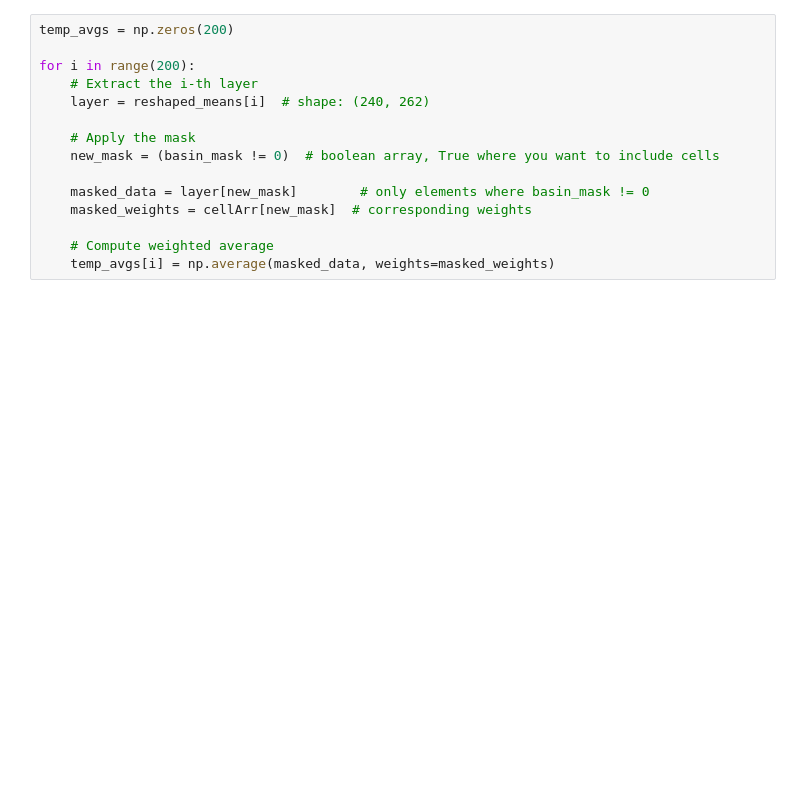
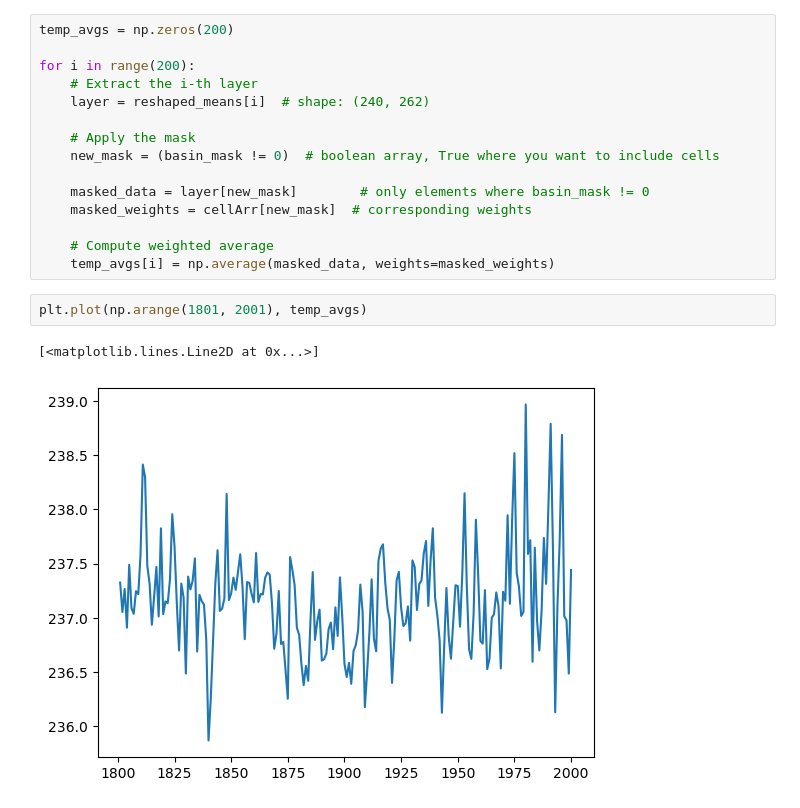
Before and after one commit to advikeswaran/metric-reconstruction, a Jupyter notebook: RACMO_TempRecon.ipynb, the cells around one changed output. Cells and saved outputs as stored; diff of their text form; blank space fills up the shorter version.

```diff
--- a/RACMO_TempRecon.ipynb
+++ b/RACMO_TempRecon.ipynb
@@ -450,3 +481,8 @@ for i in range(200):
 
     # Compute weighted average
     temp_avgs[i] = np.average(masked_data, weights=masked_weights)
+# %%
+plt.plot(np.arange(1801, 2001), temp_avgs)
+# %% [output]
+[<matplotlib.lines.Line2D at 0x...>]
+[figure, added]
```
Also changed, not shown: parts of 6 cells of this notebook, 3 other files.
